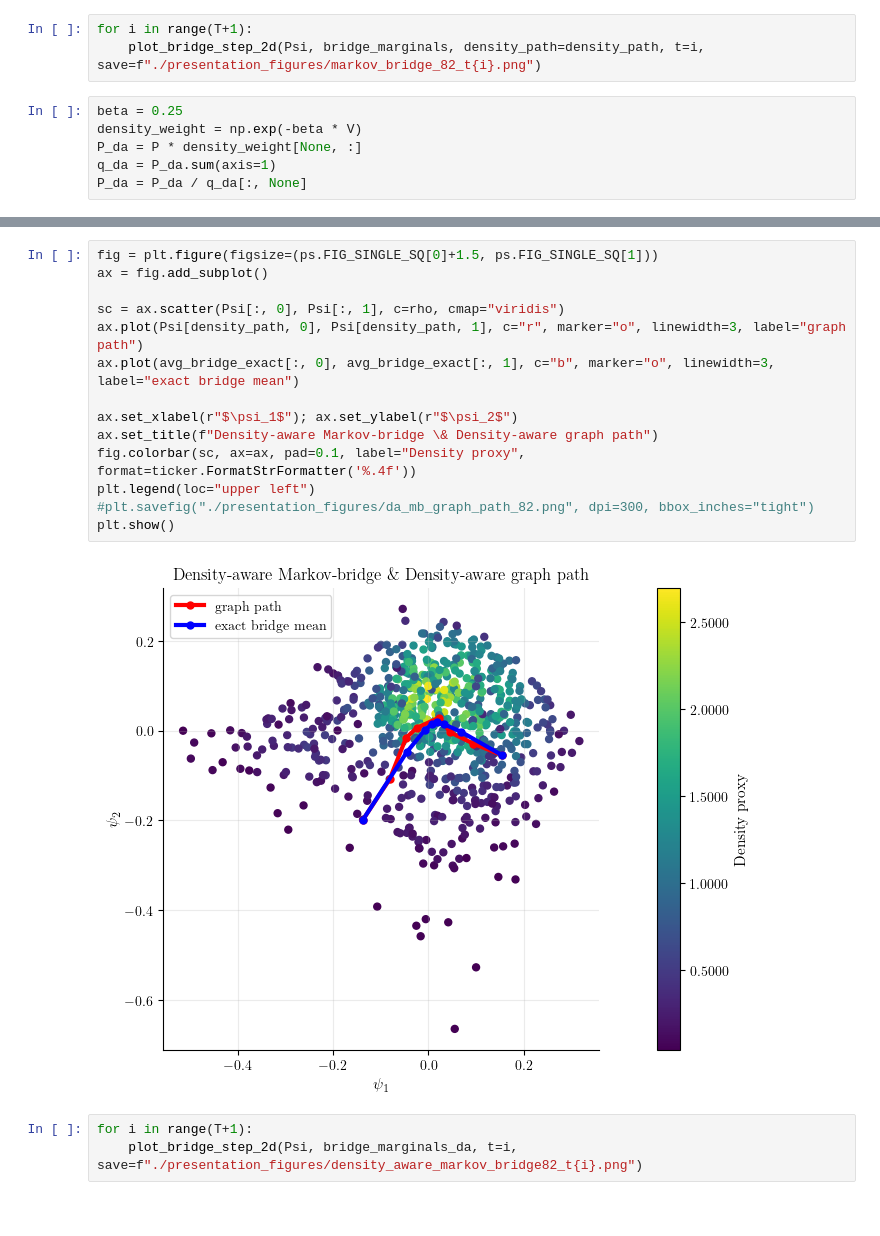
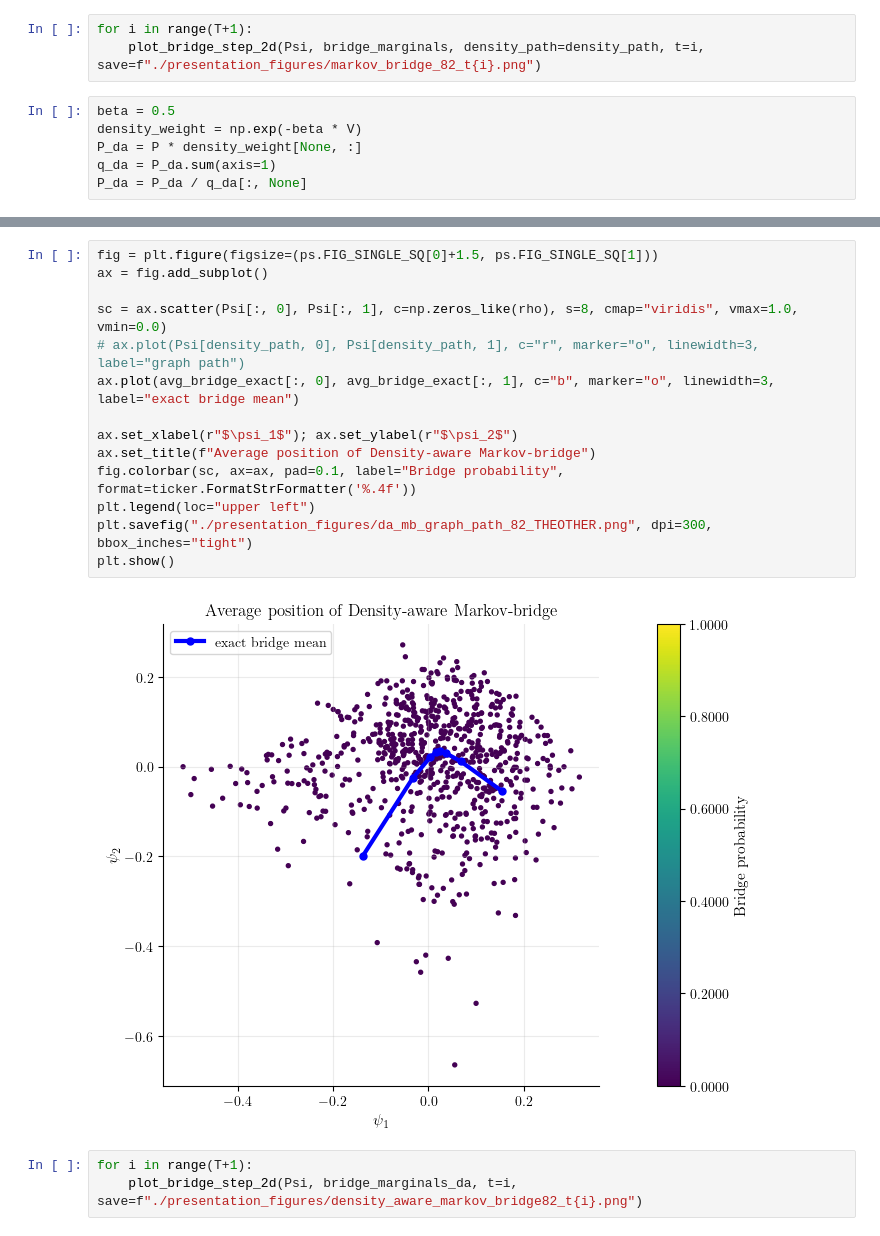
Before and after one commit to adamfowliee/JDKF_Starter, a Jupyter notebook: dissertation_brief/markov_bridge_extension.ipynb, the cells around one changed output, grey strips where cells are left out. Saved outputs shown, nothing was run; the diff lists cells and outputs as text.

Commit message:
finished presentation

```diff
--- a/dissertation_brief/markov_bridge_extension.ipynb
+++ b/dissertation_brief/markov_bridge_extension.ipynb
@@ -228,7 +228,7 @@ def plot_bridge_step_2d(Psi, bridge_marginals, t, dims=(0, 1), density_path=None
 for i in range(T+1):
     plot_bridge_step_2d(Psi, bridge_marginals, density_path=density_path, t=i, save=f"./presentation_figures/markov_bridge_82_t{i}.png")
 # %%
-beta = 0.25
+beta = 0.5
 density_weight = np.exp(-beta * V)
 P_da = P * density_weight[None, :]
 q_da = P_da.sum(axis=1)
@@ -253,19 +353,19 @@ All sampled bridges end at e: True
 # %%
 fig = plt.figure(figsize=(ps.FIG_SINGLE_SQ[0]+1.5, ps.FIG_SINGLE_SQ[1]))
 ax = fig.add_subplot()
 
-sc = ax.scatter(Psi[:, 0], Psi[:, 1], c=rho, cmap="viridis")
-ax.plot(Psi[density_path, 0], Psi[density_path, 1], c="r", marker="o", linewidth=3, label="graph path")
+sc = ax.scatter(Psi[:, 0], Psi[:, 1], c=np.zeros_like(rho), s=8, cmap="viridis", vmax=1.0, vmin=0.0)
+# ax.plot(Psi[density_path, 0], Psi[density_path, 1], c="r", marker="o", linewidth=3, label="graph path")
 ax.plot(avg_bridge_exact[:, 0], avg_bridge_exact[:, 1], c="b", marker="o", linewidth=3, label="exact bridge mean")
 
 ax.set_xlabel(r"$\psi_1$"); ax.set_ylabel(r"$\psi_2$")
-ax.set_title(f"Density-aware Markov-bridge \& Density-aware graph path")
-fig.colorbar(sc, ax=ax, pad=0.1, label="Density proxy", format=ticker.FormatStrFormatter('%.4f'))
+ax.set_title(f"Average position of Density-aware Markov-bridge")
+fig.colorbar(sc, ax=ax, pad=0.1, label="Bridge probability", format=ticker.FormatStrFormatter('%.4f'))
 plt.legend(loc="upper left")
-#plt.savefig("./presentation_figures/da_mb_graph_path_82.png", dpi=300, bbox_inches="tight")
+plt.savefig("./presentation_figures/da_mb_graph_path_82_THEOTHER.png", dpi=300, bbox_inches="tight")
 plt.show()
 # %% [output]
-[figure, old version]
+[figure, new version]
 # %%
 for i in range(T+1):
     plot_bridge_step_2d(Psi, bridge_marginals_da, t=i, save=f"./presentation_figures/density_aware_markov_bridge82_t{i}.png")
```
Also changed, not shown: parts of 3 cells of this notebook, 5 other files.
